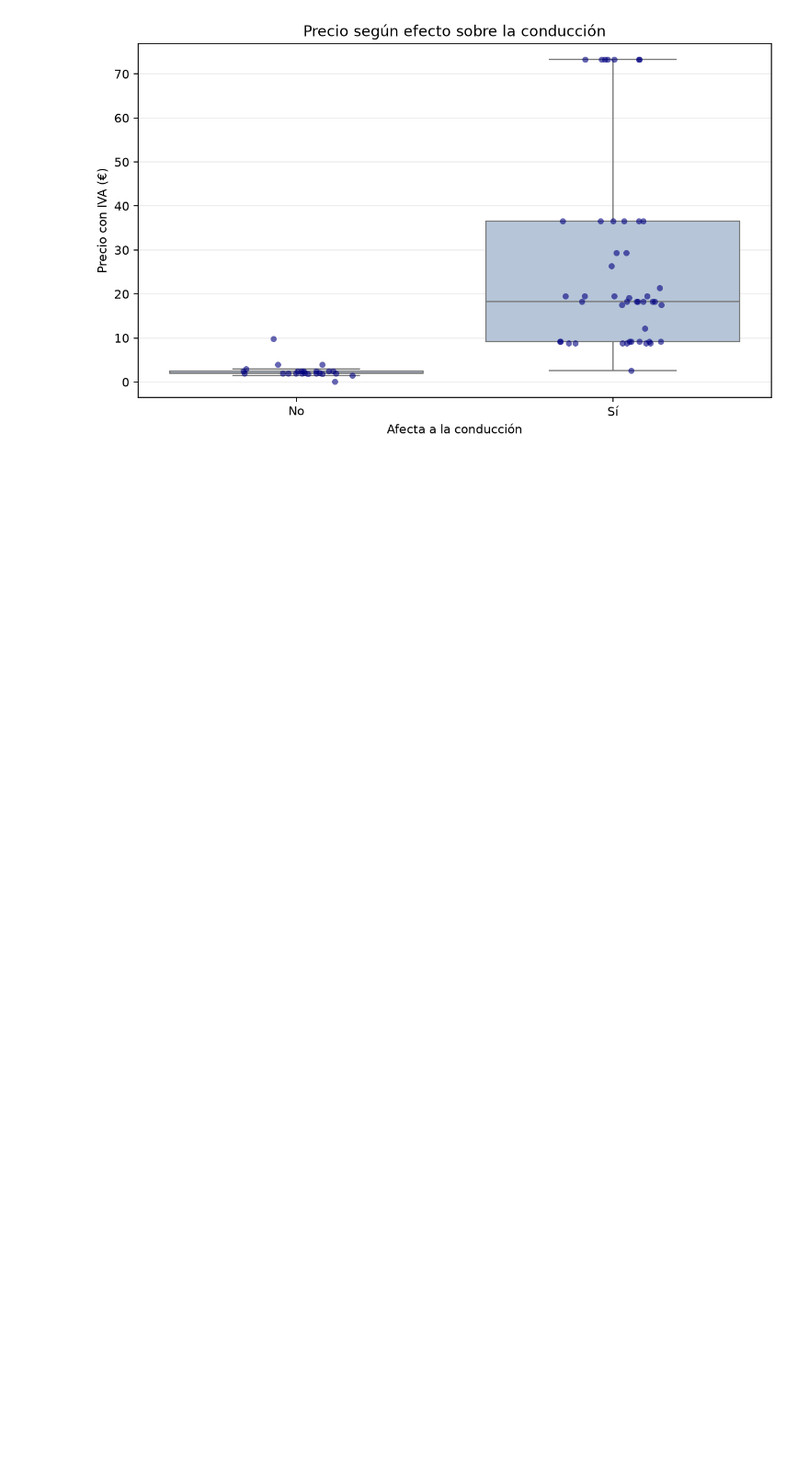
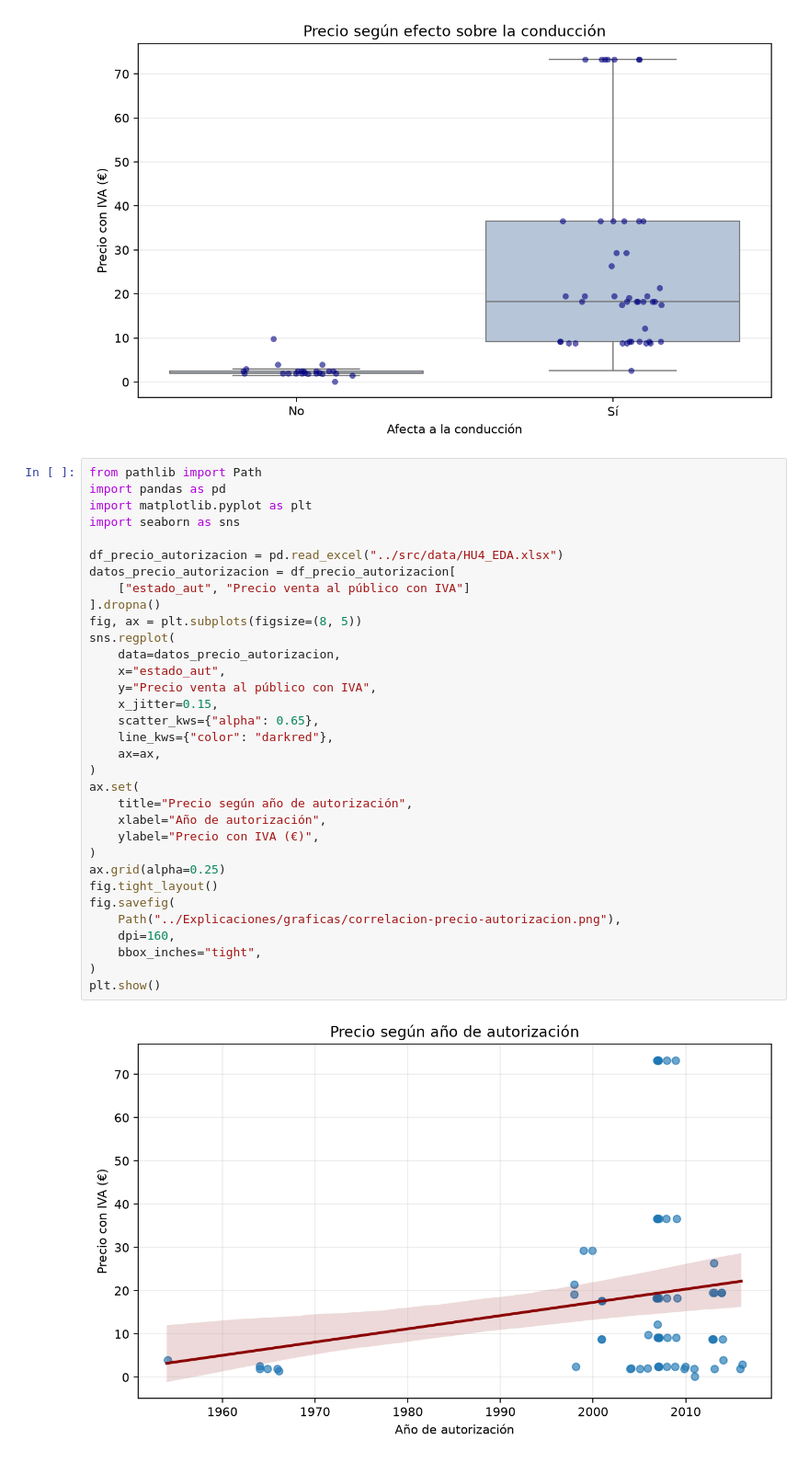
Before and after one commit to Chicloneo/Proyecto-Ingenieria-Dato, a Jupyter notebook: Notebooks/graficas.ipynb, the cells around one changed output. Shown at 92% size. Cells and saved outputs as stored; diff of their text form; blank space fills up the shorter version.

```diff
--- a/Notebooks/graficas.ipynb
+++ b/Notebooks/graficas.ipynb
@@ -522,3 +543,38 @@ fig.savefig(
 plt.show()
 # %% [output]
 [figure]
+# %%
+from pathlib import Path
+import pandas as pd
+import matplotlib.pyplot as plt
+import seaborn as sns
+
+df_precio_autorizacion = pd.read_excel("../src/data/HU4_EDA.xlsx")
+datos_precio_autorizacion = df_precio_autorizacion[
+    ["estado_aut", "Precio venta al público con IVA"]
+].dropna()
+fig, ax = plt.subplots(figsize=(8, 5))
+sns.regplot(
+    data=datos_precio_autorizacion,
+    x="estado_aut",
+    y="Precio venta al público con IVA",
+    x_jitter=0.15,
+    scatter_kws={"alpha": 0.65},
+    line_kws={"color": "darkred"},
+    ax=ax,
+)
+ax.set(
+    title="Precio según año de autorización",
+    xlabel="Año de autorización",
+    ylabel="Precio con IVA (€)",
+)
+ax.grid(alpha=0.25)
+fig.tight_layout()
+fig.savefig(
+    Path("../Explicaciones/graficas/correlacion-precio-autorizacion.png"),
+    dpi=160,
+    bbox_inches="tight",
+)
+plt.show()
+# %% [output]
+[figure, added]
```
Also changed, not shown: parts of 2 cells of this notebook, 6 other files.
